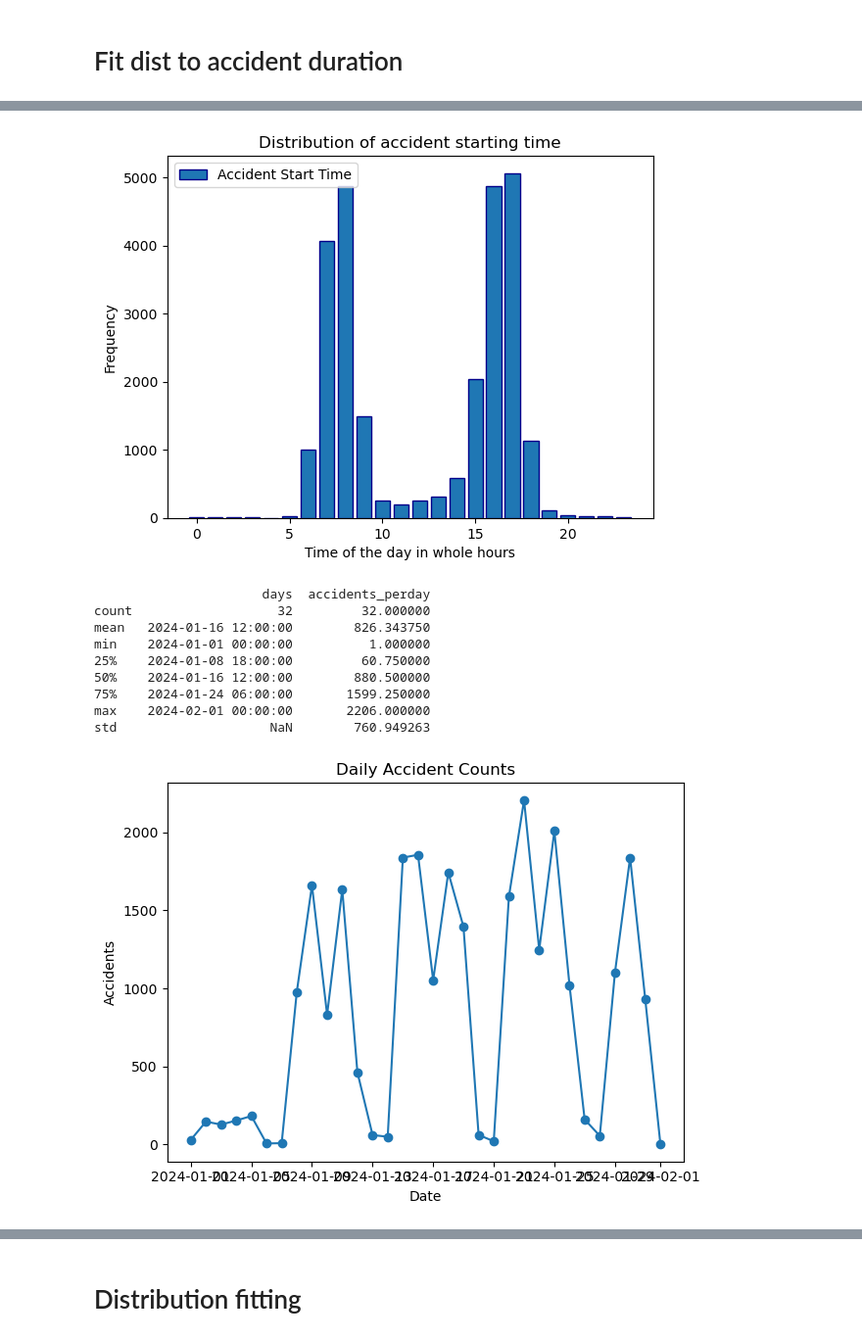
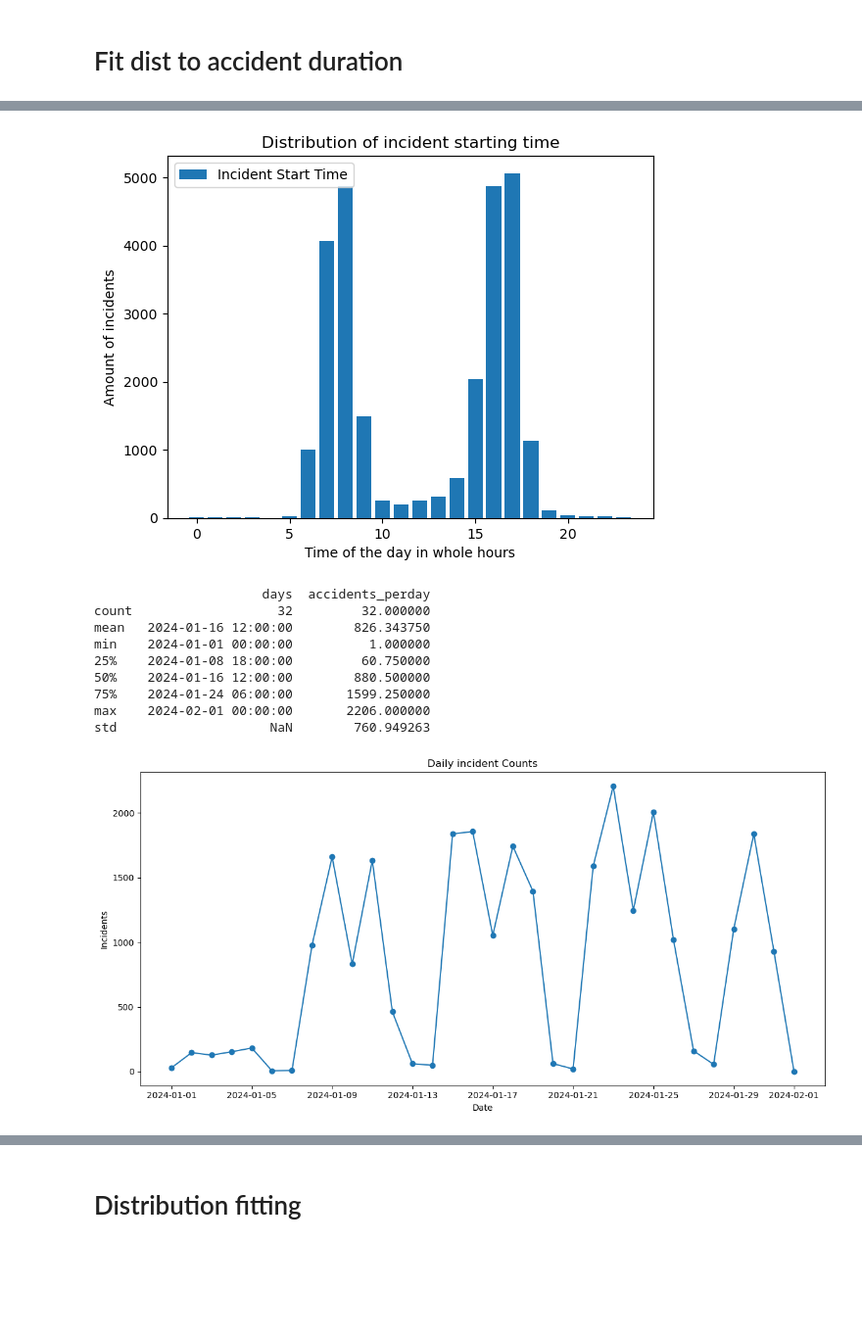
Before and after one commit to J4nvg/SSM3, a Jupyter notebook: ex1.ipynb, the cells around one changed output, grey strips where cells are left out. Shown: that part at 98% size. Cells and saved outputs as stored; diff of their text form; code cells hidden in the pictures; blank space fills up the shorter version.

```diff
--- a/ex1.ipynb
+++ b/ex1.ipynb
@@ -4,5 +4,16 @@ import numpy as np
 import matplotlib.pyplot as plt
 # %%
 df = pd.read_csv("./data/2024-01_rws_filedata.csv",delimiter=';')
-df.head()
+
+
+def toFloat(string):
+    converted = float(string.replace(',','.'))
+    # print(f"{string} -> {converted}")
+    return converted
+
+df['FileDuurFloat'] = df['FileDuur'].apply(toFloat)
+df['FileZwaarte'] = df['FileZwaarte'].apply(toFloat)
+df['GemLengte'] = df['GemLengte'].apply(toFloat)
+print(df.head())
+print(df.describe())
 # %% [output]
@@ -125,37 +126,39 @@ print(df)
 [26436 rows x 27 columns]
 # %%
 plt.figure()
-plt.bar(xs,hour_counts,align='center',edgecolor='darkblue',label='Accident Start Time')
-plt.title("Distribution of accident starting time")
+plt.bar(xs,hour_counts,align='center',label='Incident Start Time')
+plt.title("Distribution of incident starting time")
 plt.legend()
 plt.xlabel("Time of the day in whole hours")
-plt.ylabel("Frequency")
+plt.ylabel("Amount of incidents")
+plt.savefig('./plots/incident_starting_time.svg')
 plt.show()
 # %% [output]
-[figure, old version]
+[figure, new version]
 # %%
 df["days"] = df.apply(lambda x: pd.date_range(start=x["start_datetime"].date(),end=x["end_datetime"].date()).tolist(), axis=1)
 df_exploded_days = df.explode("days")
 accidents_per_day = df_exploded_days.groupby("days").size()
 # print(accidents_per_day)
 print(accidents_per_day.reset_index(name="accidents_perday").describe())
 
-plt.figure()
+plt.figure(figsize=(12,6))
 plt.plot(accidents_per_day.index, accidents_per_day.values, marker='o', linestyle='-')
-plt.title("Daily Accident Counts")
+plt.title("Daily incident Counts")
 plt.xlabel("Date")
-plt.ylabel("Accidents")
+plt.ylabel("Incidents")
 # plt.xticks(rotation=45)
 plt.tight_layout()
+plt.savefig('./plots/daily_incident_count.svg')
 plt.show()
 # %% [output]
                       days  accidents_perday
 count                   32         32.000000
 mean   2024-01-16 12:00:00        826.343750
 min    2024-01-01 00:00:00          1.000000
 25%    2024-01-08 18:00:00         60.750000
 50%    2024-01-16 12:00:00        880.500000
 75%    2024-01-24 06:00:00       1599.250000
 max    2024-02-01 00:00:00       2206.000000
 std                    NaN        760.949263
-[figure, old version]
+[figure, new version]
```
Also changed, not shown: parts of 17 cells of this notebook.
